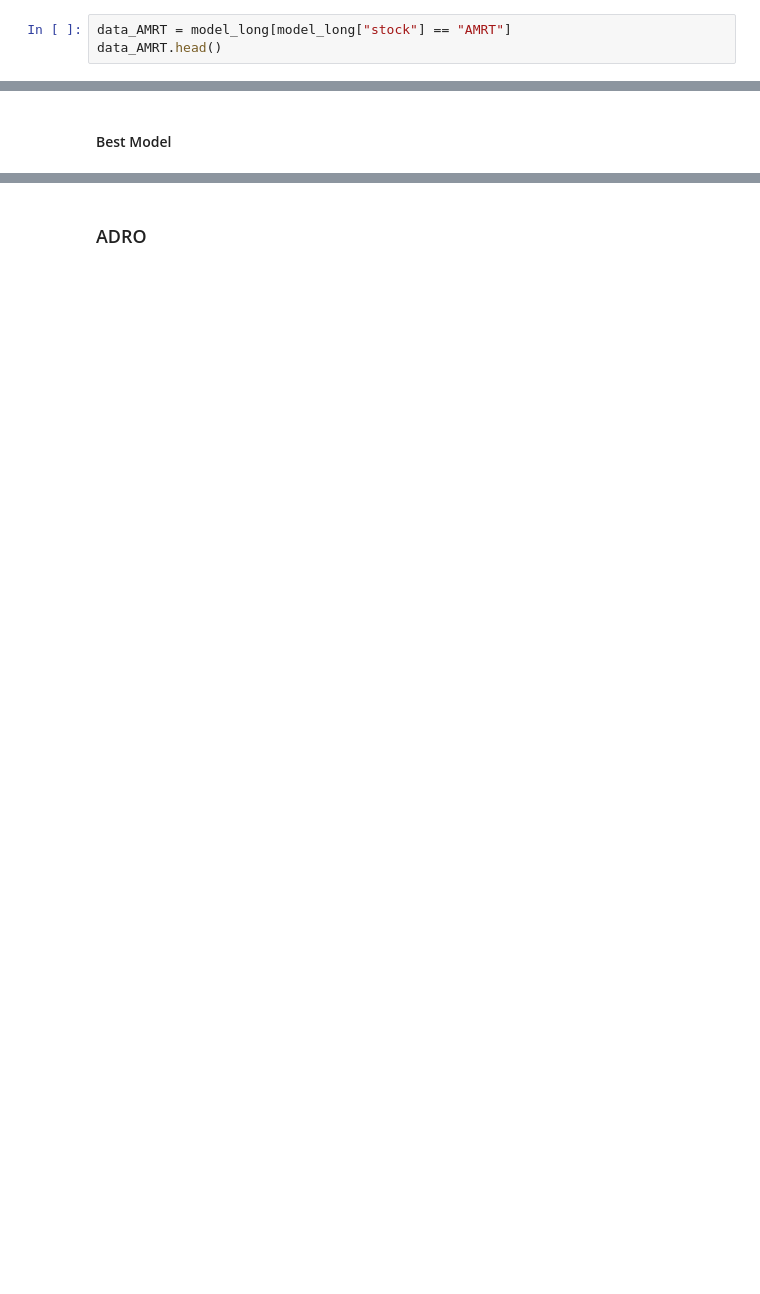
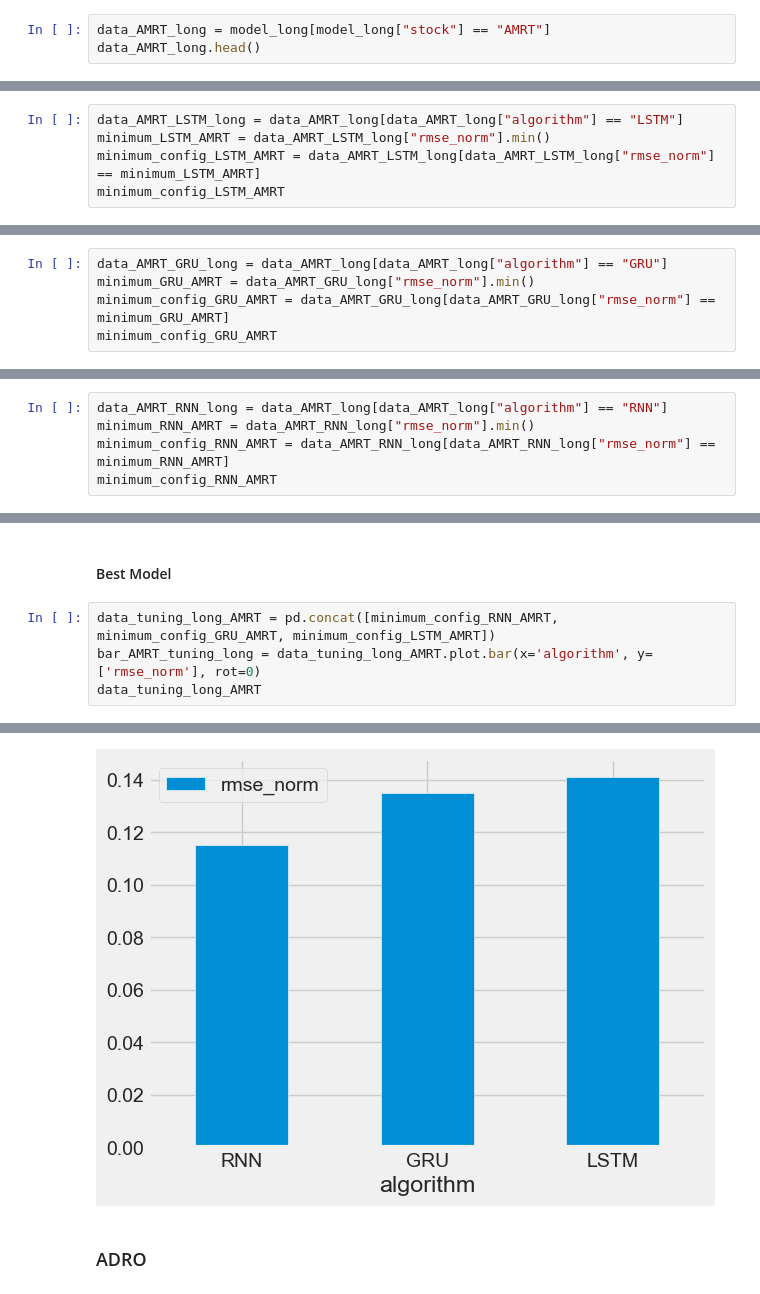
Before and after one commit to melikacandra/lstm_gru_rnn_price_predict, a Jupyter notebook: code_main/paper.ipynb, the cells around one changed output, grey strips where cells are left out. Cells and saved outputs as stored; diff of their text form; blank space fills up the shorter version.

```diff
--- a/code_main/paper.ipynb
+++ b/code_main/paper.ipynb
@@ -67,8 +99,8 @@ data_ASII.head()
 # %% [markdown]
 ### AMRT
 # %%
-data_AMRT = model_long[model_long["stock"] == "AMRT"]
-data_AMRT.head()
+data_AMRT_long = model_long[model_long["stock"] == "AMRT"]
+data_AMRT_long.head()
 # %% [output]
 |  | stock | term | algorithm | rmse | rmse_norm | epoch | unit | optimizer | batch_size |
 | 3 | AMRT | long | LSTM | 85.819877 | 0.161924 | 50 | 50 | rmsprop | 32 |
@@ -78,3 +110,8 @@ data_AMRT.head()
 | 22 | AMRT | long | GRU | 85.725099 | 0.161745 | 50 | 50 | adam | 32 |
 # %% [markdown]
 #### LSTM
+# %%
+data_AMRT_LSTM_long = data_AMRT_long[data_AMRT_long["algorithm"] == "LSTM"]
+minimum_LSTM_AMRT = data_AMRT_LSTM_long["rmse_norm"].min()
+minimum_config_LSTM_AMRT = data_AMRT_LSTM_long[data_AMRT_LSTM_long["rmse_norm"] == minimum_LSTM_AMRT]
+minimum_config_LSTM_AMRT
@@ -81,2 +121,7 @@ data_AMRT.head()
 # %% [markdown]
 #### GRU
+# %%
+data_AMRT_GRU_long = data_AMRT_long[data_AMRT_long["algorithm"] == "GRU"]
+minimum_GRU_AMRT = data_AMRT_GRU_long["rmse_norm"].min()
+minimum_config_GRU_AMRT = data_AMRT_GRU_long[data_AMRT_GRU_long["rmse_norm"] == minimum_GRU_AMRT]
+minimum_config_GRU_AMRT
@@ -83,2 +131,7 @@ data_AMRT.head()
 # %% [markdown]
 #### RNN
+# %%
+data_AMRT_RNN_long = data_AMRT_long[data_AMRT_long["algorithm"] == "RNN"]
+minimum_RNN_AMRT = data_AMRT_RNN_long["rmse_norm"].min()
+minimum_config_RNN_AMRT = data_AMRT_RNN_long[data_AMRT_RNN_long["rmse_norm"] == minimum_RNN_AMRT]
+minimum_config_RNN_AMRT
@@ -85,2 +141,7 @@ data_AMRT.head()
 # %% [markdown]
 #### Best Model
+# %%
+data_tuning_long_AMRT = pd.concat([minimum_config_RNN_AMRT, minimum_config_GRU_AMRT, minimum_config_LSTM_AMRT])
+bar_AMRT_tuning_long = data_tuning_long_AMRT.plot.bar(x='algorithm', y=['rmse_norm'], rot=0)
+data_tuning_long_AMRT
+# %% [output]
@@ -87,3 +152,4 @@ data_AMRT.head()
+[figure, added]
 # %% [markdown]
 ### ADRO
 # %%
```
Also changed, not shown: parts of 95 cells of this notebook, 1 other file.
